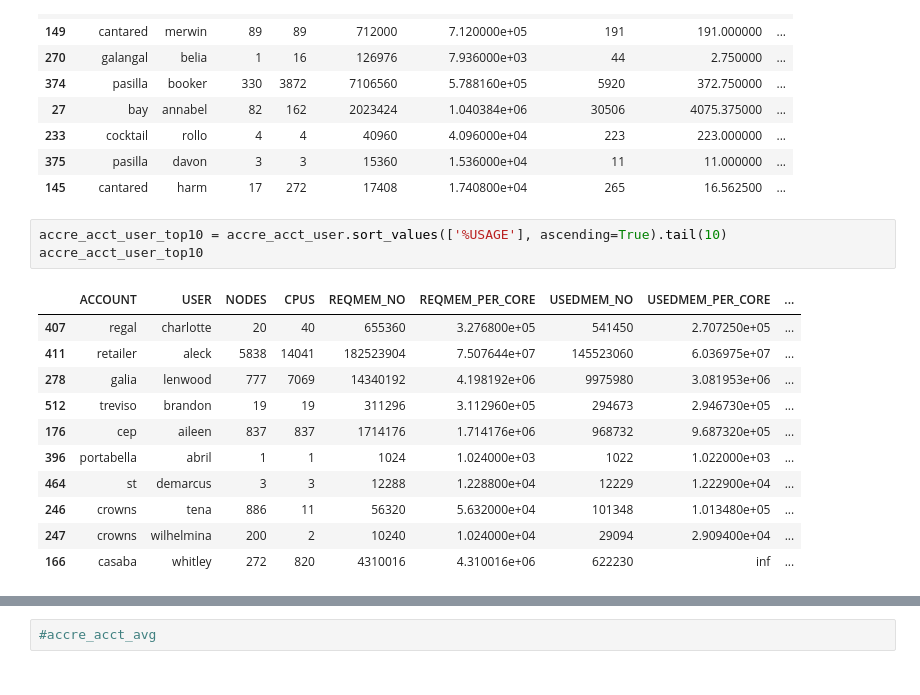
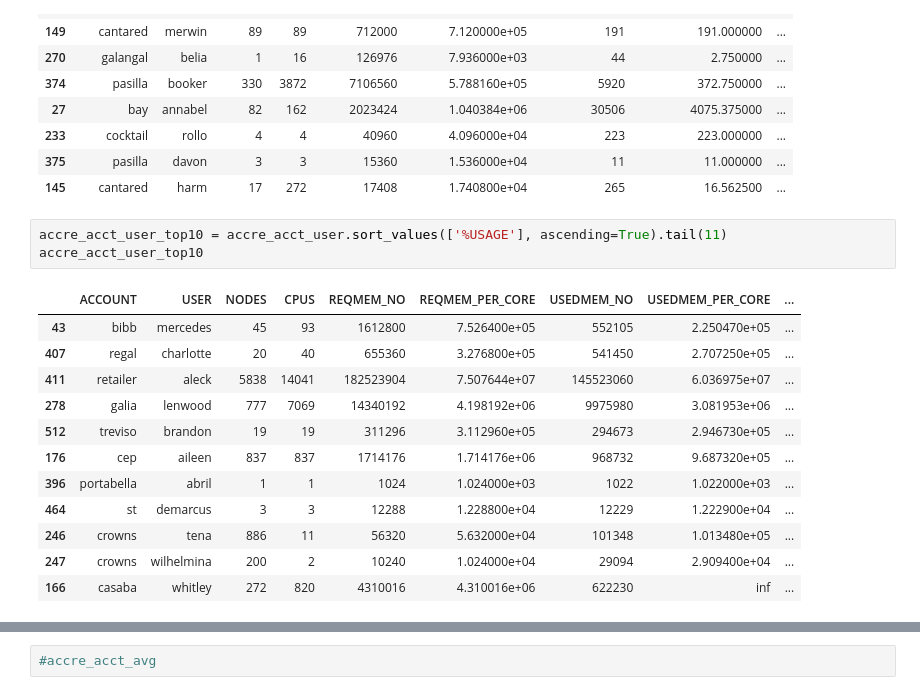
Before and after one commit to nss-data-science-cohort-4/dq2-accre-valkyries, a Jupyter notebook: notebooks/ONR_ACCRE_Q4_analysis.ipynb, the cells around one changed output, grey strips where cells are left out. Saved outputs shown, nothing was run; the diff lists cells and outputs as text.

```diff
--- a/notebooks/ONR_ACCRE_Q4_analysis.ipynb
+++ b/notebooks/ONR_ACCRE_Q4_analysis.ipynb
@@ -257,10 +234,11 @@ accre_acct_user_low10
 | 375 | pasilla | davon | 3 | 3 | 15360 | 1.536000e+04 | 11 | 11.000000 | ... |
 | 145 | cantared | harm | 17 | 272 | 17408 | 1.740800e+04 | 265 | 16.562500 | ... |
 # %%
-accre_acct_user_top10 = accre_acct_user.sort_values(['%USAGE'], ascending=True).tail(10)
+accre_acct_user_top10 = accre_acct_user.sort_values(['%USAGE'], ascending=True).tail(11)
 accre_acct_user_top10
 # %% [output]
 |  | ACCOUNT | USER | NODES | CPUS | REQMEM_NO | REQMEM_PER_CORE | USEDMEM_NO | USEDMEM_PER_CORE | ... |
+| 43 | bibb | mercedes | 45 | 93 | 1612800 | 7.526400e+05 | 552105 | 2.250470e+05 | ... |
 | 407 | regal | charlotte | 20 | 40 | 655360 | 3.276800e+05 | 541450 | 2.707250e+05 | ... |
 | 411 | retailer | aleck | 5838 | 14041 | 182523904 | 7.507644e+07 | 145523060 | 6.036975e+07 | ... |
 | 278 | galia | lenwood | 777 | 7069 | 14340192 | 4.198192e+06 | 9975980 | 3.081953e+06 | ... |
```
Also changed, not shown: parts of 28 cells of this notebook.
